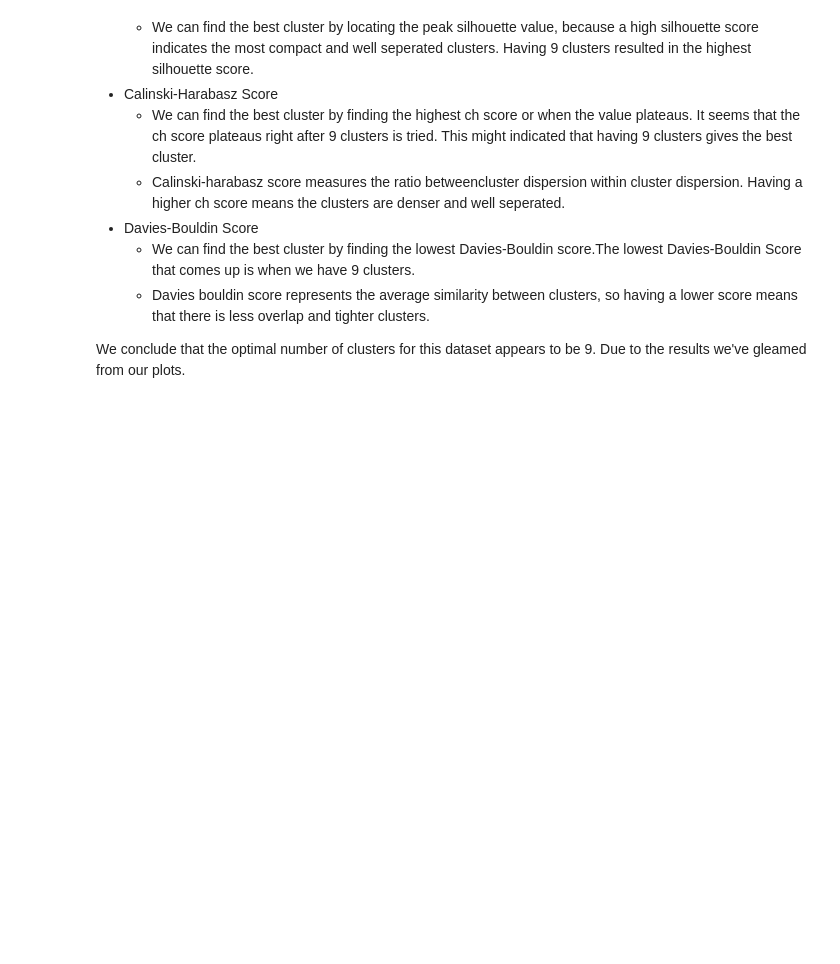
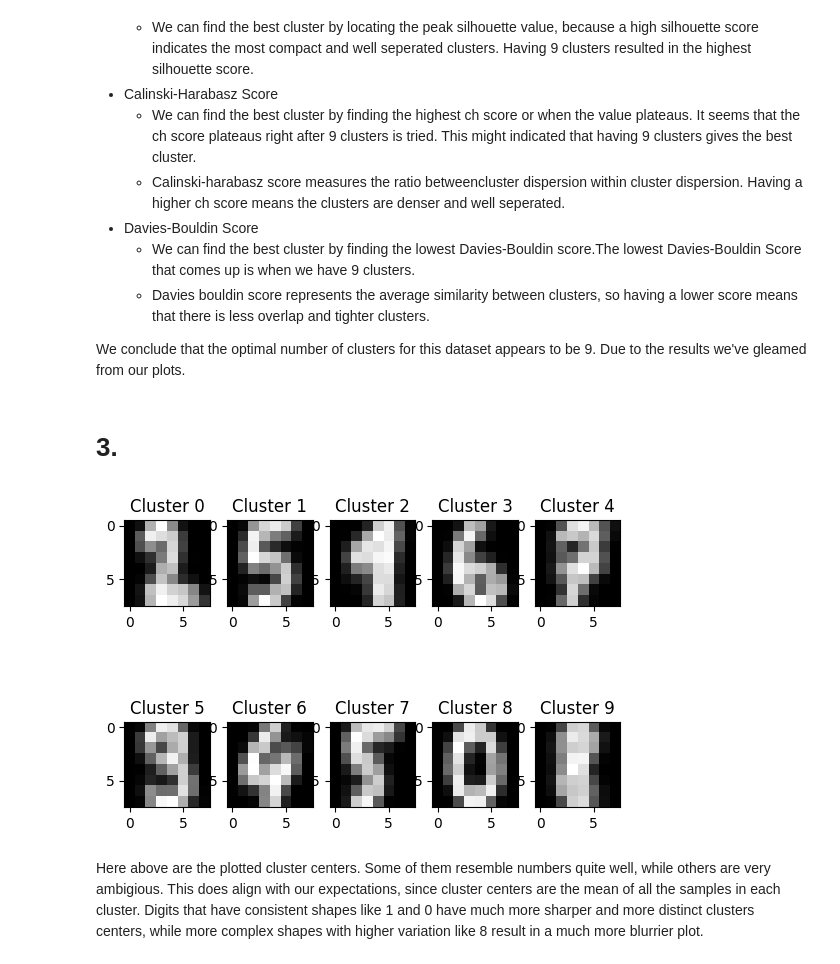
Before and after one commit to Marteinn23/LAB4ML, a Jupyter notebook: LAB4.ipynb, the cells around one changed output. Saved outputs shown, nothing was run; the diff lists cells and outputs as text; code cells hidden in the pictures; blank space fills up the shorter version.

```diff
--- a/LAB4.ipynb
+++ b/LAB4.ipynb
@@ -179,3 +179,24 @@ The conclusions we can draw from the plots...
   - Davies bouldin score represents the average similarity between clusters, so having a lower score means that there is less overlap and tighter clusters.
 
 We conclude that the optimal number of clusters for this dataset appears to be 9. Due to the results we've gleamed from our plots.
+# %% [markdown]
+# 3.
+# %%
+cluster_centre_list = []
+
+for center in kmeans_cluster.cluster_centers_:
+    cluster_centre_list.append(np.reshape(center,(8,8)))
+
+fig, axes = plt.subplots(2, 5)
+
+axes = axes.flatten()
+
+for i, (center, ax) in enumerate(zip(cluster_centre_list, axes)):
+    ax.imshow(center, cmap="gray")
+    ax.set_title("Cluster "+ str(i))
+
+plt.show()
+# %% [output]
+[figure, added]
+# %% [markdown]
+Here above are the plotted cluster centers. Some of them resemble numbers quite well, while others are very ambigious. This does align with our expectations, since cluster centers are the mean of all the samples in each cluster. Digits that have consistent shapes like 1 and 0 have much more sharper and more distinct clusters centers, while more complex shapes with higher variation like 8 result in a much more blurrier plot.
```
